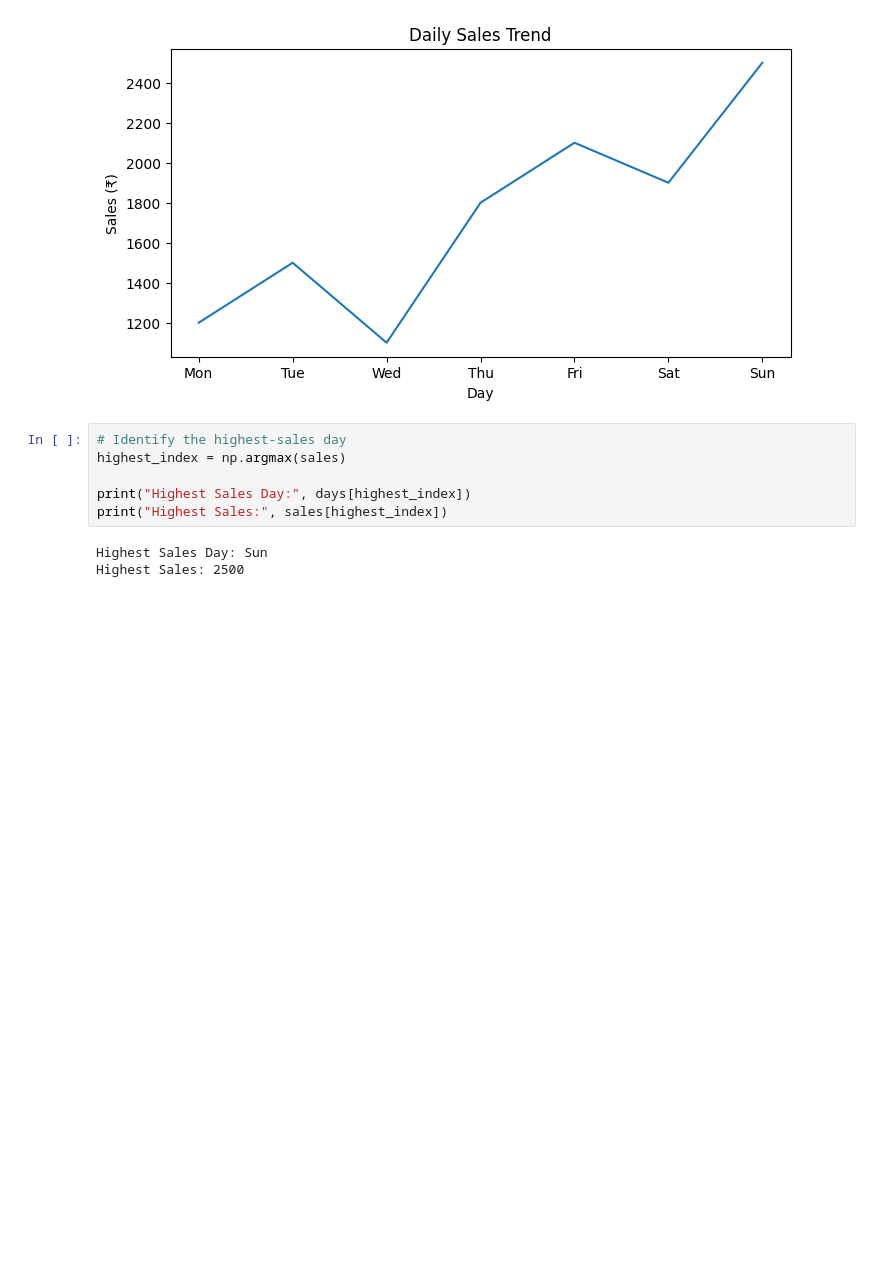
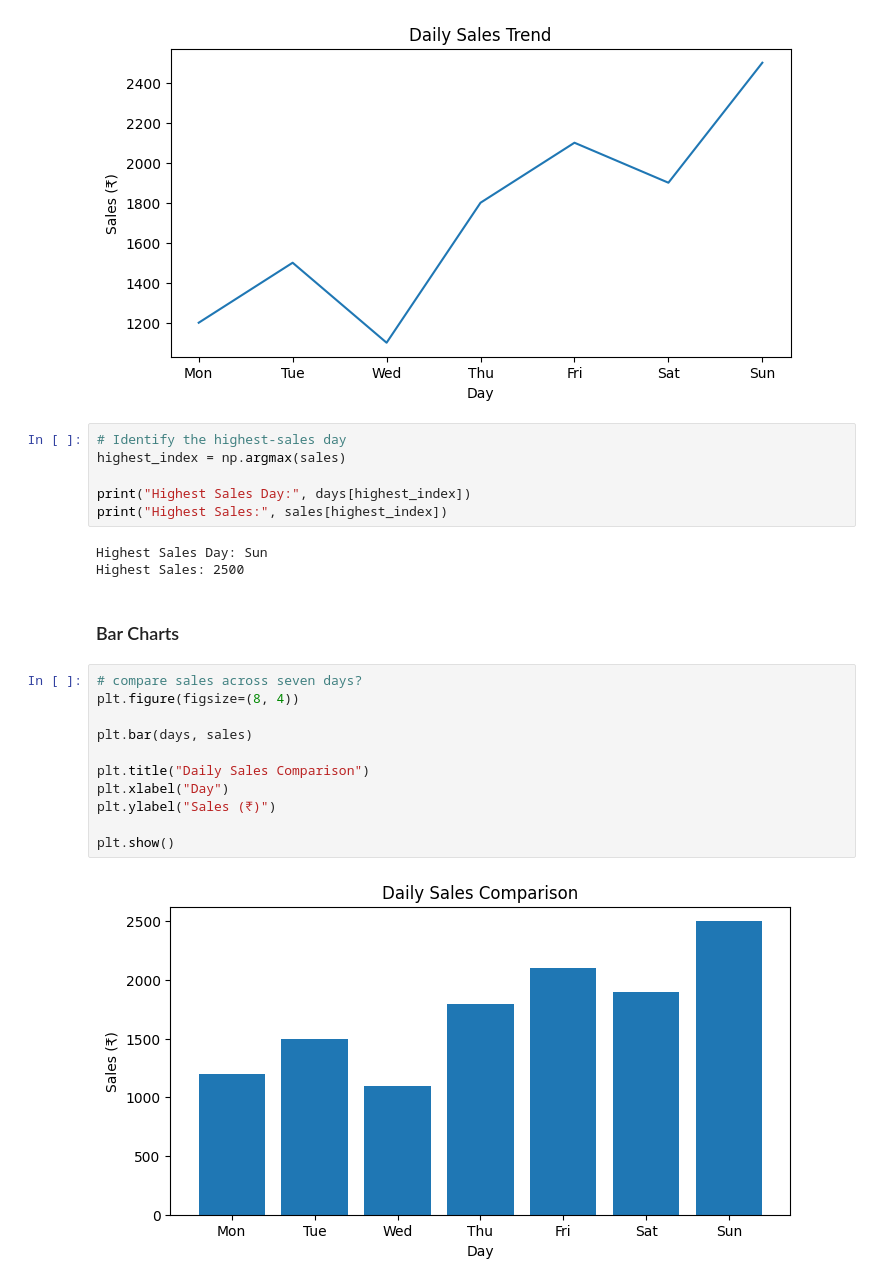
Before and after one commit to ivaibhavpawar1045/Python-Data-Analytics, a Jupyter notebook: 31_Matplotlib_Fundamentals_1/practice.ipynb, the cells around one changed output. Drawn from its saved outputs; the diff is of its cells as text; blank space fills up the shorter version.

Commit message:
Add Matplotlib bar charts and sales comparison

```diff
--- a/31_Matplotlib_Fundamentals_1/practice.ipynb
+++ b/31_Matplotlib_Fundamentals_1/practice.ipynb
@@ -36,3 +44,18 @@ print("Highest Sales:", sales[highest_index])
 # %% [output]
 Highest Sales Day: Sun
 Highest Sales: 2500
+# %% [markdown]
+### Bar Charts
+# %%
+# compare sales across seven days?
+plt.figure(figsize=(8, 4))
+
+plt.bar(days, sales)
+
+plt.title("Daily Sales Comparison")
+plt.xlabel("Day")
+plt.ylabel("Sales (₹)")
+
+plt.show()
+# %% [output]
+[figure, added]
```
Also changed, not shown: parts of 4 cells of this notebook.
